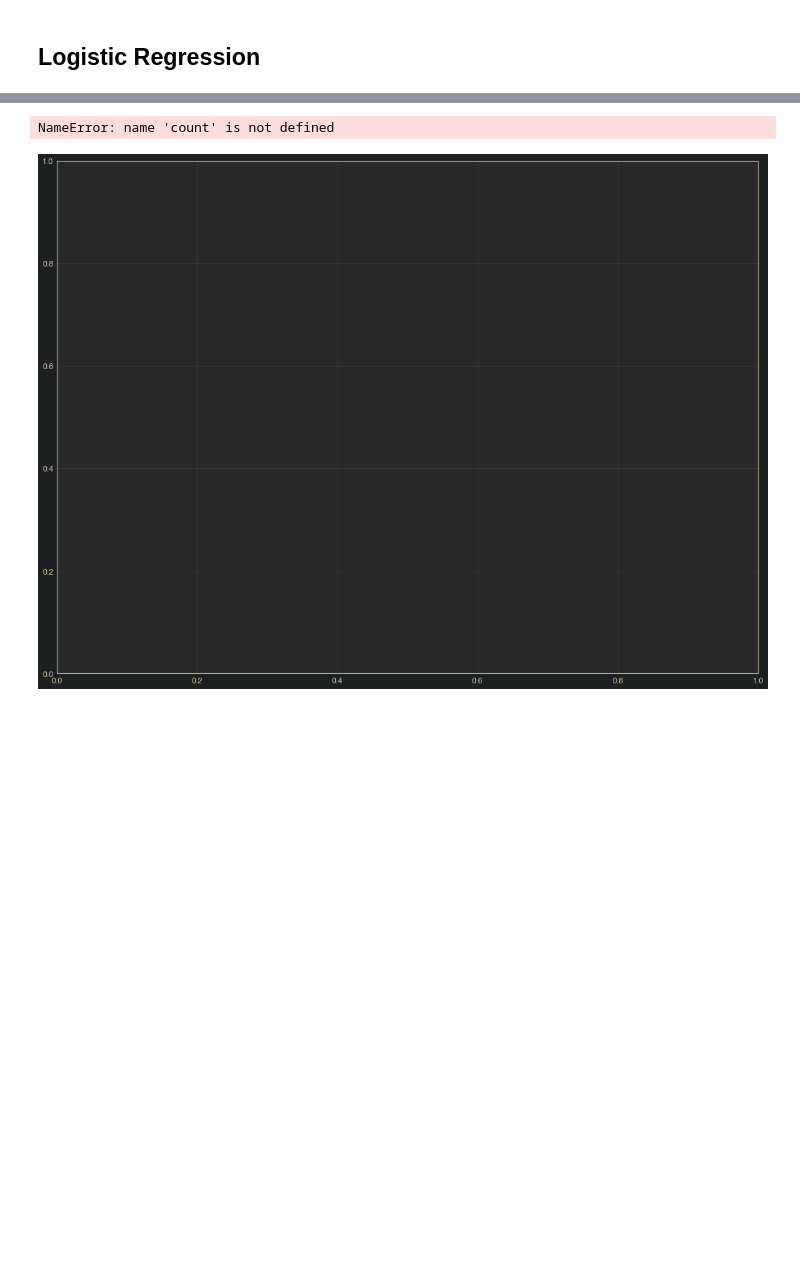
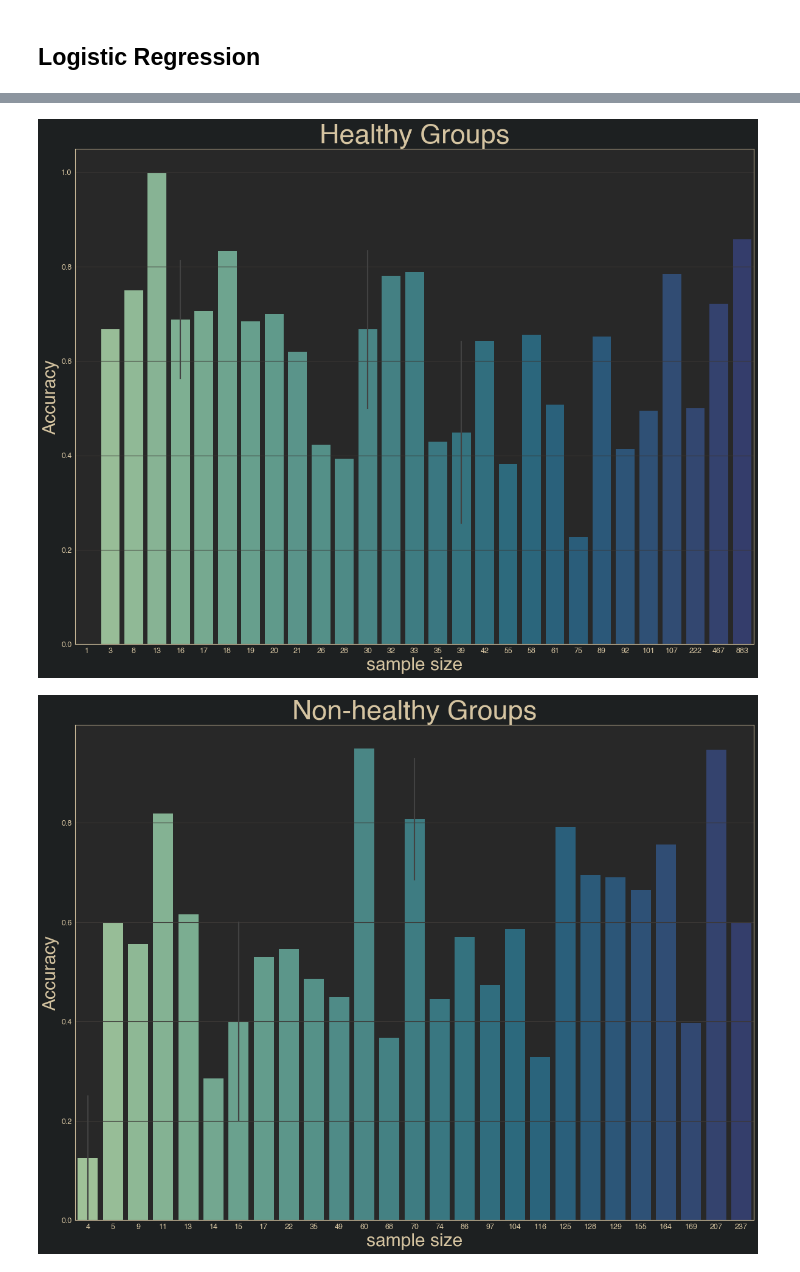
Before and after one commit to danielchang2002/GMHI2-Scratchpad, a Jupyter notebook: src/logistic_regression.ipynb, the cells around one changed output, grey strips where cells are left out. Saved outputs shown, nothing was run; the diff lists cells and outputs as text; code cells hidden in the pictures; blank space fills up the shorter version.

```diff
--- a/src/logistic_regression.ipynb
+++ b/src/logistic_regression.ipynb
@@ -128,3 +103,0 @@ logreg = LogisticRegression(C=1, penalty='l1',
-# %%
-strat_kfold = StratifiedKFold(10, shuffle=True, random_state=42)
-plot_learning_curve(logreg, X, y, strat_kfold, data_points=10, groups=groups)
@@ -183,5 +124,39 @@ def plot_study_scores(y, scores, title):
+# %%
+import seaborn as sns
+import matplotlib.pyplot as plt
+
+def plot_study_scores(y, scores):
+    groupby = y.groupby(y.index.get_level_values(0))
+    df = groupby.count()
+    df.columns = ['count']
+    df['num_healthy'] = groupby.sum()
+    df['num_unhealthy'] = df['count'] - df['num_healthy']
+    df['test_p_h'] = scores['test_p_h']
+    df['test_p_n'] = scores['test_p_n']
+
+    sorted_healthy = df.sort_values('num_healthy')
+    sorted_healthy = sorted_healthy[sorted_healthy['num_healthy'] > 0]
+
+    sorted_unhealthy = df.sort_values('num_unhealthy')
+    sorted_unhealthy = sorted_unhealthy[sorted_unhealthy['num_unhealthy'] > 0]
+
+    fig, ax = plt.subplots(figsize=(20, 15))
+
+    sns.barplot(data=sorted_healthy, x='num_healthy', y='test_p_h', palette='crest')
+    plt.xlabel("sample size", fontsize=30)
+    plt.ylabel("Accuracy", fontsize=30)
+    plt.title("Healthy Groups", fontsize=45)
+    plt.savefig(config.OUTPUT_DIR + "LOGOCV_healthy.png")
+
+    fig, ax = plt.subplots(figsize=(20, 15))
+
+    sns.barplot(data=sorted_unhealthy, x='num_unhealthy', y='test_p_n', palette='crest')
+    plt.xlabel("sample size", fontsize=30)
+    plt.ylabel("Accuracy", fontsize=30)
+    plt.title("Non-healthy Groups", fontsize=45)
+    plt.savefig(config.OUTPUT_DIR + "LOGOCV_unhealthy.png")
 # %%
-plot_study_scores(y, scores, "LOGOCV.png")
+plot_study_scores(y, scores)
 # %% [output]
-NameError: name 'count' is not defined
-[figure, old version]
+[figure, new version]
+[figure, added]
```
Also changed, not shown: parts of 10 cells of this notebook, 7 other files.
